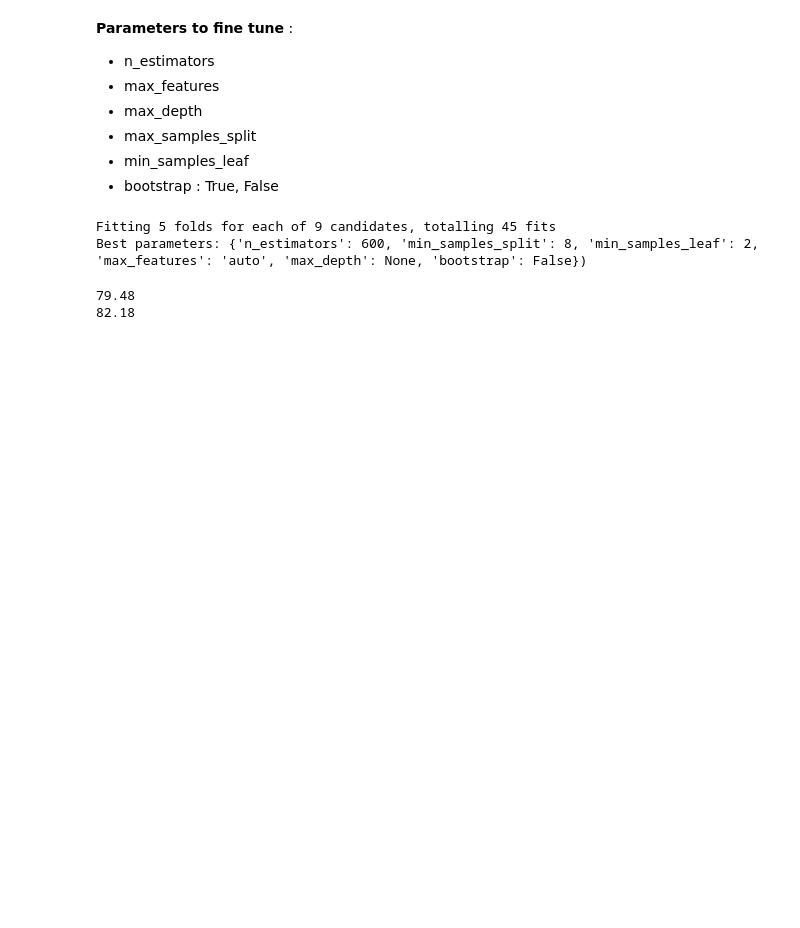
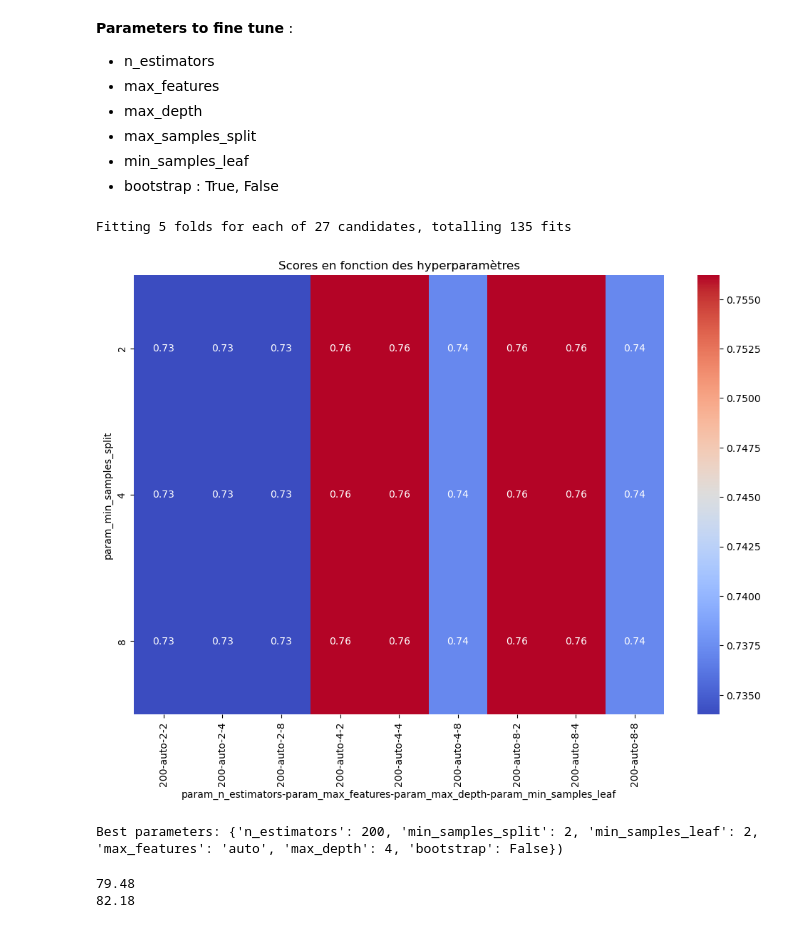
Before and after one commit to FrankLloyd83/kaggle_titanic, a Jupyter notebook: titanic.ipynb, the cells around one changed output. Saved outputs shown, nothing was run; the diff lists cells and outputs as text; code cells hidden in the pictures; blank space fills up the shorter version.

```diff
--- a/titanic.ipynb
+++ b/titanic.ipynb
@@ -1307,42 +1483,53 @@ from sklearn.model_selection import RandomizedSearchCV
 
 kfold = StratifiedKFold(n_splits=5)
 
-n_estimators = [600]
+n_estimators = [200]
 max_features = ['auto']
-max_depth = []
-max_depth.append(None)
-min_samples_split = [8, 9, 10, 11, 12, 13, 14, 15, 20]
-min_samples_leaf = [2]
+max_depth = [2, 4, 8]
+#max_depth.append(None)
+min_samples_split = [2, 4, 8]
+min_samples_leaf = [2, 4, 8]
 bootstrap = [False]
 
 params = {
     'n_estimators': n_estimators,
     'max_features': max_features,
     'max_depth': max_depth,
     'min_samples_split': min_samples_split,
     'min_samples_leaf': min_samples_leaf,
     'bootstrap': bootstrap
 }
 
 forest = RandomForestClassifier(random_state=26)
 
 forest_cv = RandomizedSearchCV(
     estimator = forest,
     param_distributions = params,
     scoring='f1',
     n_iter=200,
     n_jobs=-1,
     verbose=1,
     cv=kfold,
     random_state=26
 )
 
 forest_cv.fit(X_train, y_train)
 best_params = forest_cv.best_params_
+results = pd.DataFrame(forest_cv.cv_results_)
+scores = results.pivot_table(index='param_min_samples_split',
+                             columns=['param_n_estimators', 'param_max_features', 'param_max_depth',
+                                      'param_min_samples_leaf'],
+                             values='mean_test_score')
+
+plt.figure(figsize=(12, 8))
+sns.heatmap(scores, annot=True, cmap='coolwarm')
+plt.title('Scores en fonction des hyperparamètres')
+plt.show()
 print(f"Best parameters: {best_params})")
 # %% [output]
-Fitting 5 folds for each of 9 candidates, totalling 45 fits
-Best parameters: {'n_estimators': 600, 'min_samples_split': 8, 'min_samples_leaf': 2, 'max_features': 'auto', 'max_depth': None, 'bootstrap': False})
+Fitting 5 folds for each of 27 candidates, totalling 135 fits
+[figure, added]
+Best parameters: {'n_estimators': 200, 'min_samples_split': 2, 'min_samples_leaf': 2, 'max_features': 'auto', 'max_depth': 4, 'bootstrap': False})
 # %%
 forest_best = RandomForestClassifier(**best_params)
 forest_best.fit(X_train, y_train)
```
Also changed, not shown: parts of 29 cells of this notebook.
